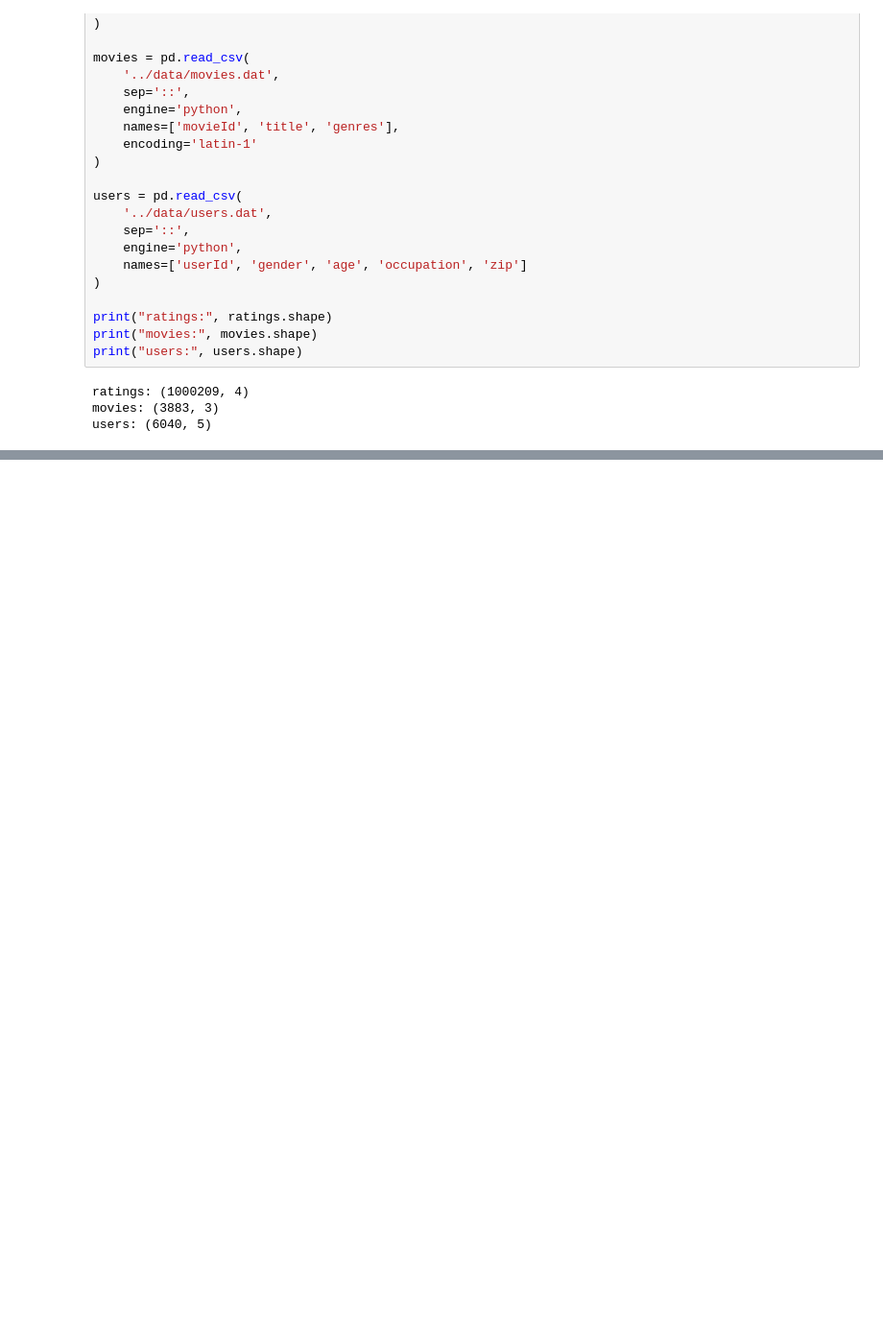
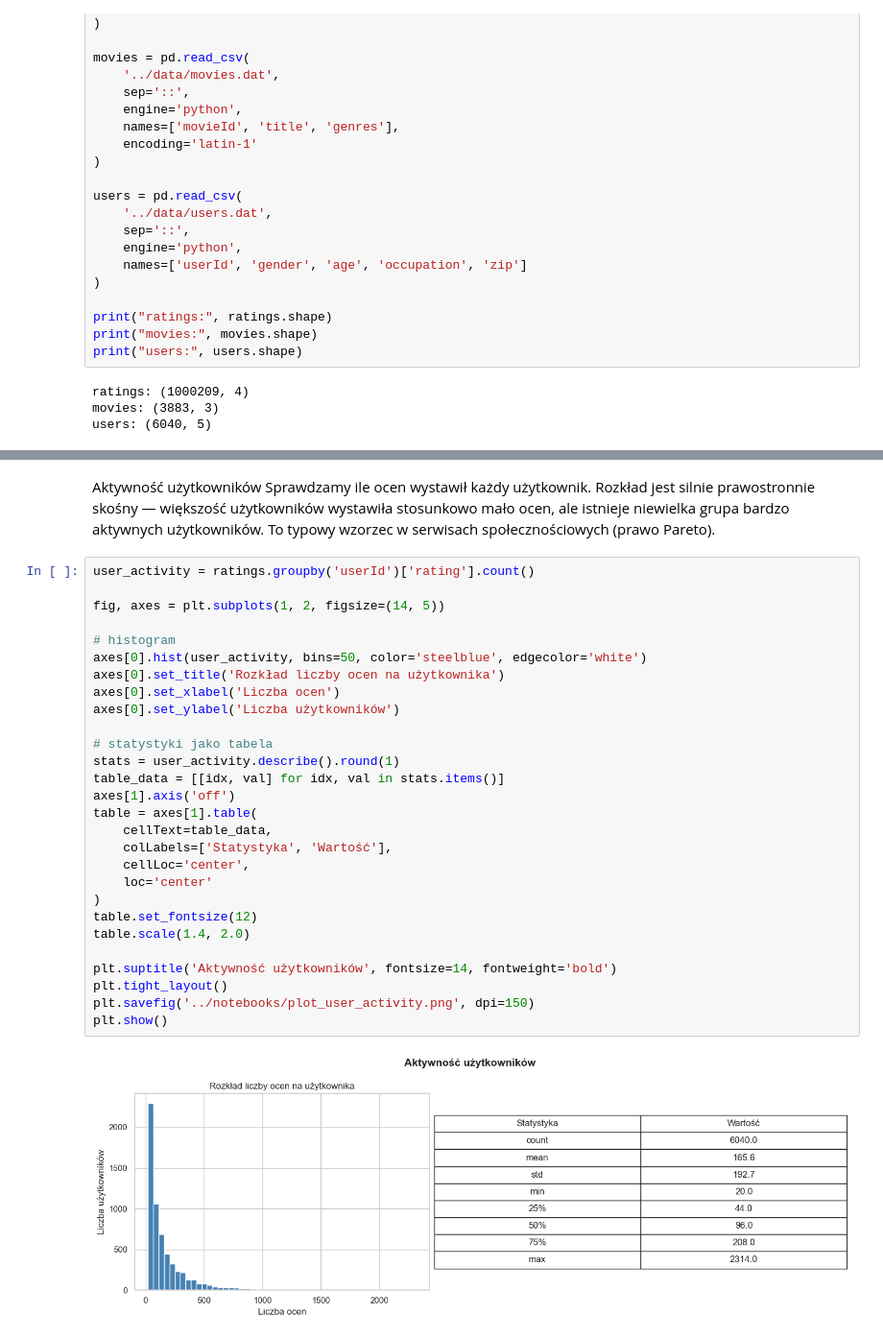
Before and after one commit to robertpilczuk/magisterka, a Jupyter notebook: notebooks/01_eda.ipynb, the cells around one changed output, grey strips where cells are left out. Shown at 96% size. Saved outputs shown, nothing was run; the diff lists cells and outputs as text; blank space fills up the shorter version.

```diff
--- a/notebooks/01_eda.ipynb
+++ b/notebooks/01_eda.ipynb
@@ -38,0 +127,36 @@ users: (6040, 5)
+# %% [markdown]
+Aktywność użytkowników
+Sprawdzamy ile ocen wystawił każdy użytkownik.
+Rozkład jest silnie prawostronnie skośny — większość użytkowników wystawiła
+stosunkowo mało ocen, ale istnieje niewielka grupa bardzo aktywnych użytkowników.
+To typowy wzorzec w serwisach społecznościowych (prawo Pareto).
+# %%
+user_activity = ratings.groupby('userId')['rating'].count()
+
+fig, axes = plt.subplots(1, 2, figsize=(14, 5))
+
+# histogram
+axes[0].hist(user_activity, bins=50, color='steelblue', edgecolor='white')
+axes[0].set_title('Rozkład liczby ocen na użytkownika')
+axes[0].set_xlabel('Liczba ocen')
+axes[0].set_ylabel('Liczba użytkowników')
+
+# statystyki jako tabela
+stats = user_activity.describe().round(1)
+table_data = [[idx, val] for idx, val in stats.items()]
+axes[1].axis('off')
+table = axes[1].table(
+    cellText=table_data,
+    colLabels=['Statystyka', 'Wartość'],
+    cellLoc='center',
+    loc='center'
+)
+table.set_fontsize(12)
+table.scale(1.4, 2.0)
+
+plt.suptitle('Aktywność użytkowników', fontsize=14, fontweight='bold')
+plt.tight_layout()
+plt.savefig('../notebooks/plot_user_activity.png', dpi=150)
+plt.show()
+# %% [output]
+[figure, added]
```
Also changed, not shown: parts of 16 cells of this notebook, 2 other files.
